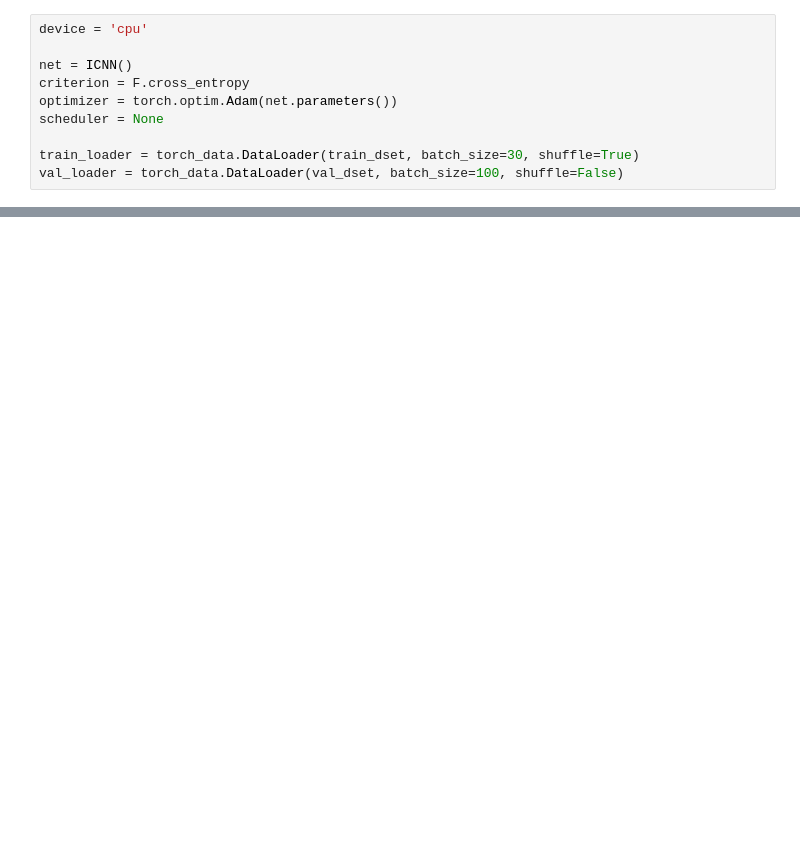
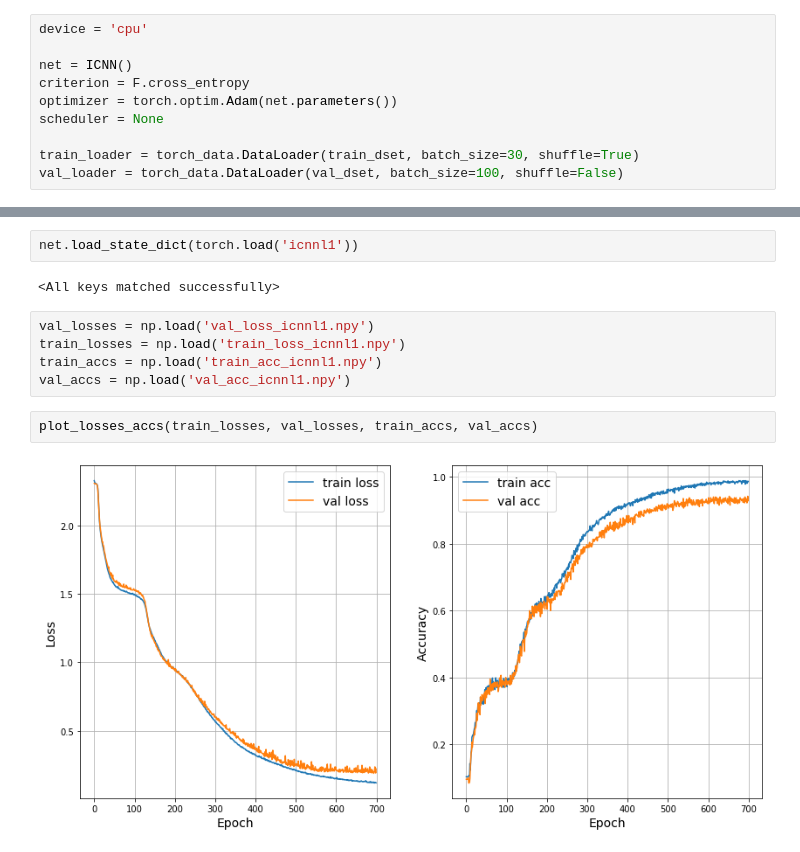
Before and after one commit to lit-leo/inner-convex-nn, a Jupyter notebook: MNIST Classification With No Skips.ipynb, the cells around one changed output, grey strips where cells are left out. Saved outputs shown, nothing was run; the diff lists cells and outputs as text; blank space fills up the shorter version.

```diff
--- a/MNIST Classification With No Skips.ipynb
+++ b/MNIST Classification With No Skips.ipynb
@@ -238,3 +360,16 @@ Epoch 300/300 || Loss:  Train 0.1738 | Validation 0.4172
+# %%
+net.load_state_dict(torch.load('icnnl1'))
+# %% [output]
+<All keys matched successfully>
+# %%
+val_losses = np.load('val_loss_icnnl1.npy')
+train_losses = np.load('train_loss_icnnl1.npy')
+train_accs = np.load('train_acc_icnnl1.npy')
+val_accs = np.load('val_acc_icnnl1.npy')
+# %%
+plot_losses_accs(train_losses, val_losses, train_accs, val_accs)
+# %% [output]
+[figure, added]
 # %%
 get_accuracy(net, val_dset)
 # %% [output]
```
Also changed, not shown: parts of 38 cells of this notebook.
